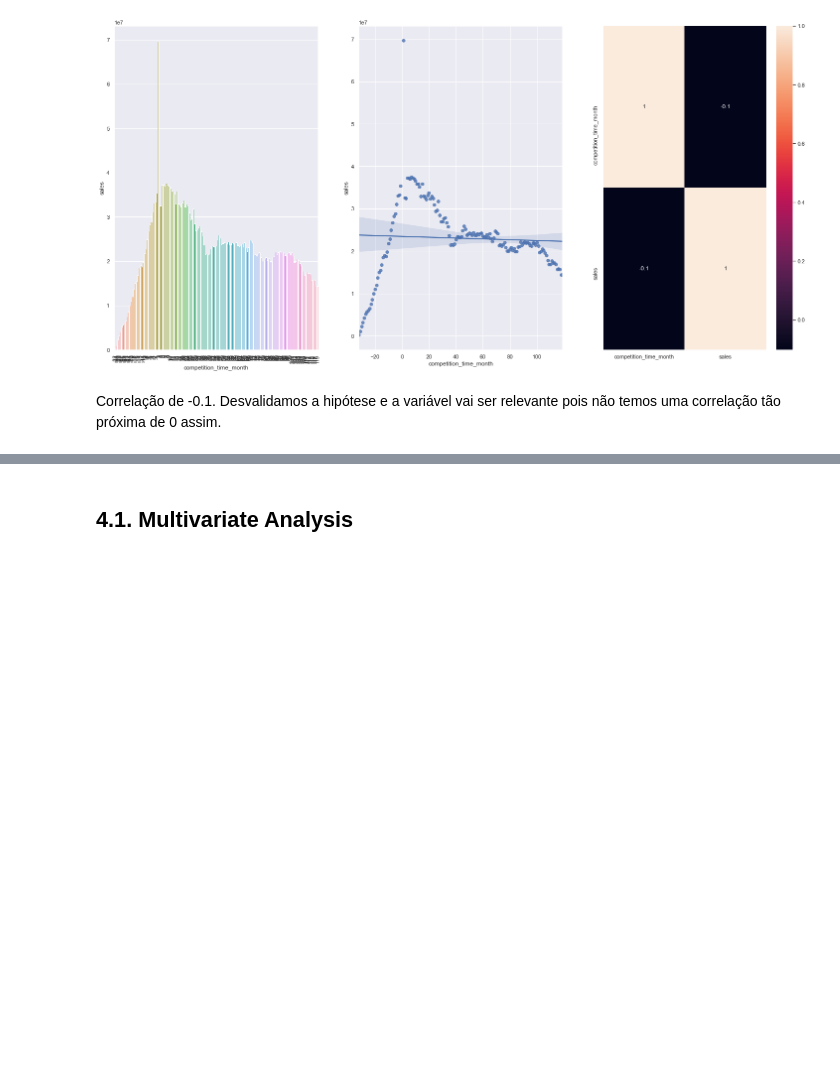
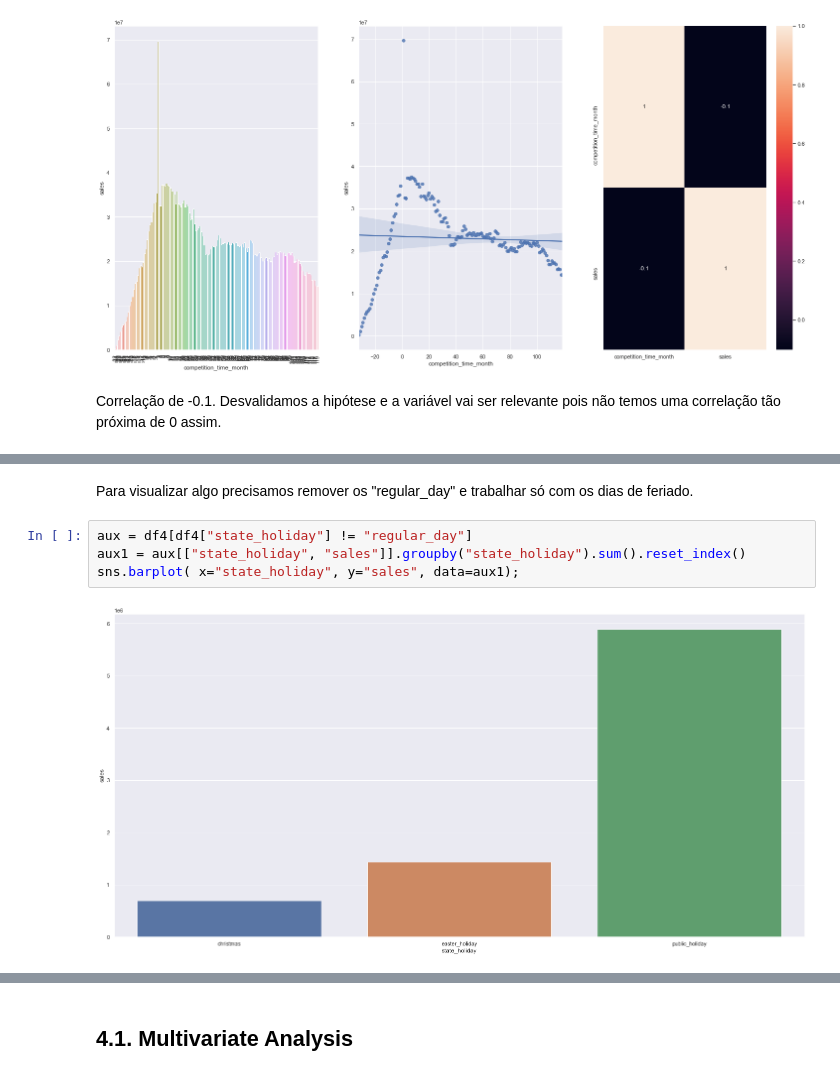
Before and after one commit to luana-afonso/DataScience-Em-Producao, a Jupyter notebook: m04_v01_store_sales_prediction.ipynb, the cells around one changed output, grey strips where cells are left out. Cells and saved outputs as stored; diff of their text form; blank space fills up the shorter version.

```diff
--- a/m04_v01_store_sales_prediction.ipynb
+++ b/m04_v01_store_sales_prediction.ipynb
@@ -1244,0 +1255,8 @@ ax.legend( labels=['Tradicional & Extendida', 'Extendida']);
+# %% [markdown]
+Para visualizar algo precisamos remover os "regular_day" e trabalhar só com os dias de feriado.
+# %%
+aux = df4[df4["state_holiday"] != "regular_day"]
+aux1 = aux[["state_holiday", "sales"]].groupby("state_holiday").sum().reset_index()
+sns.barplot( x="state_holiday", y="sales", data=aux1);
+# %% [output]
+[figure, added]
```
Also changed, not shown: parts of 63 cells of this notebook.
